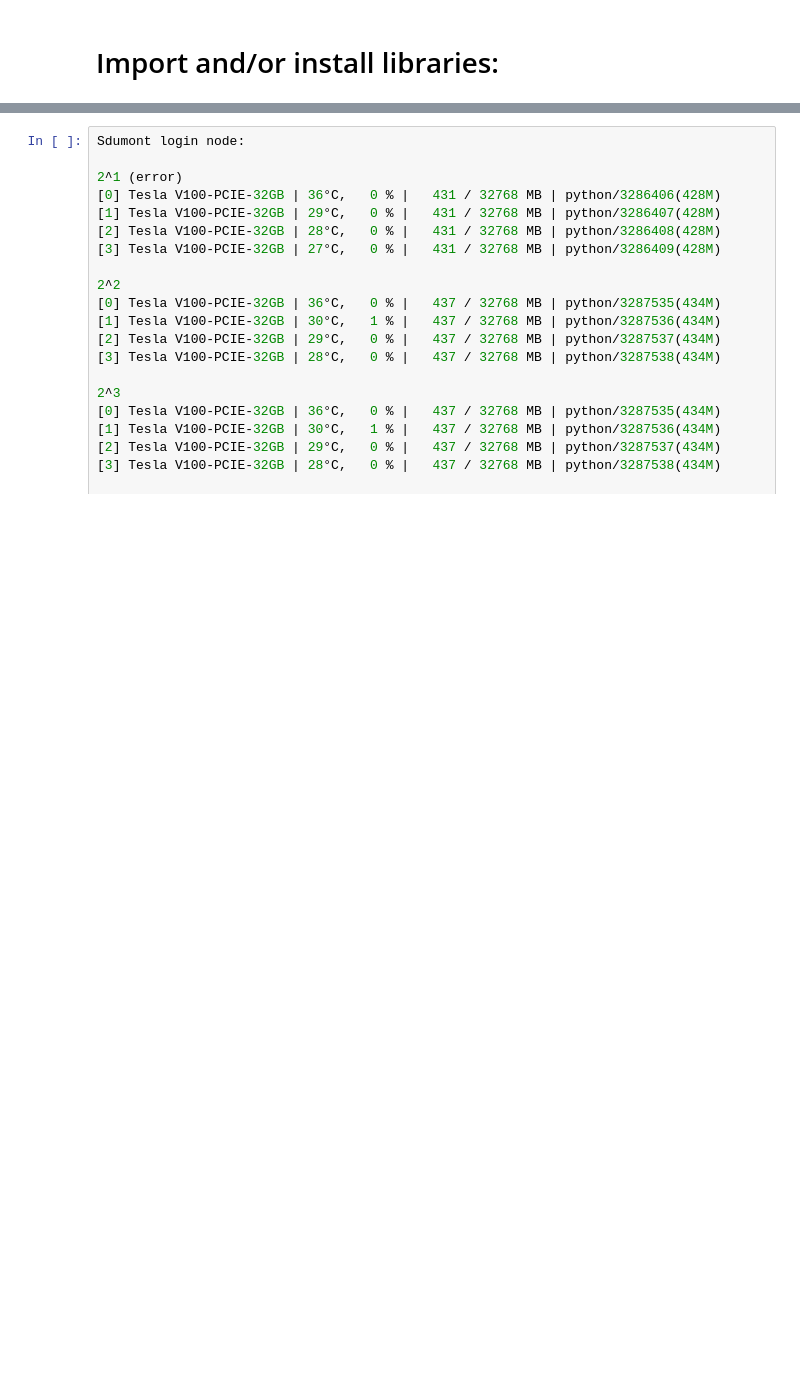
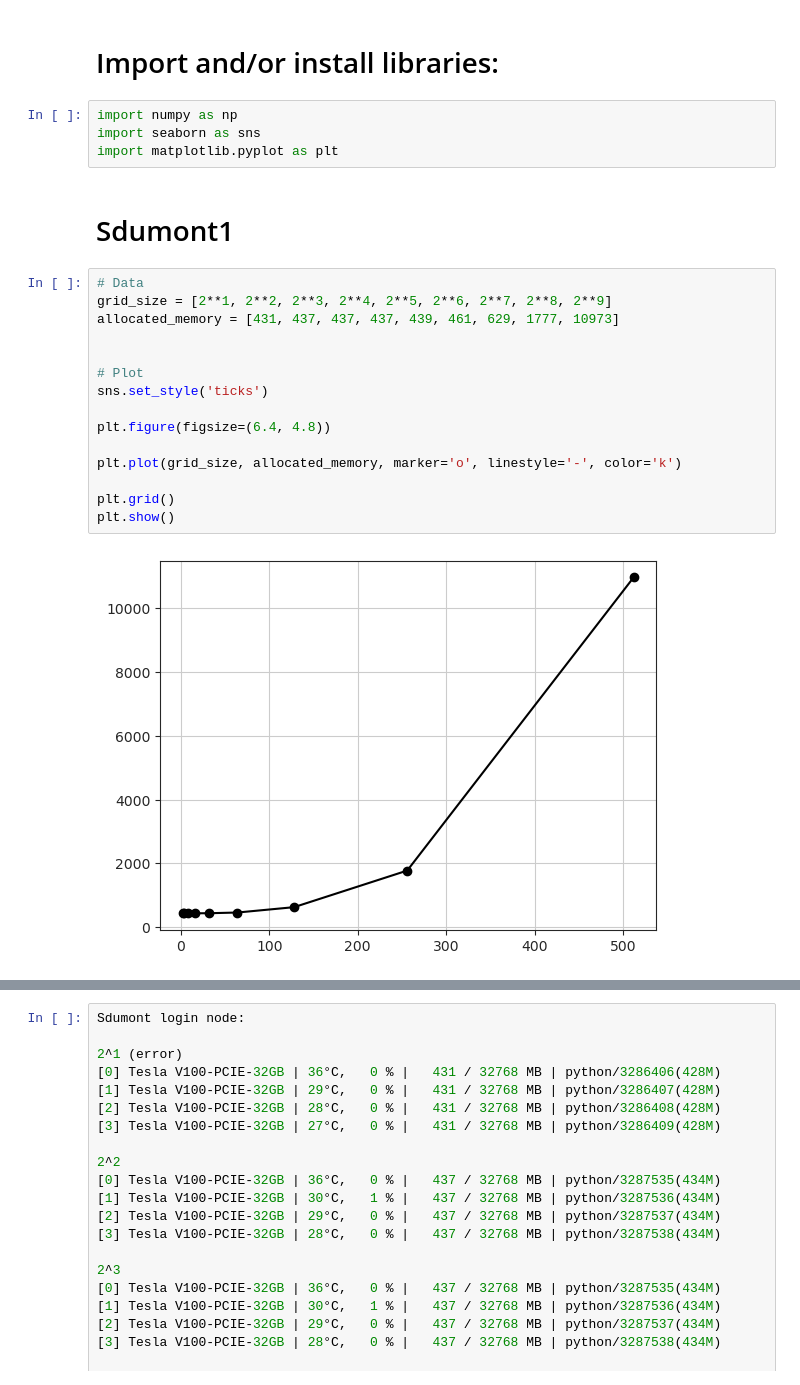
Before and after one commit to adsmendesdaniel/PyTurbulence, a Jupyter notebook: Data_analysis/memory_estimation.ipynb, the cells around one changed output, grey strips where cells are left out. Cells and saved outputs as stored; diff of their text form; blank space fills up the shorter version.

Commit message:
Estimate the memory cost

```diff
--- a/Data_analysis/memory_estimation.ipynb
+++ b/Data_analysis/memory_estimation.ipynb
@@ -1,2 +1,25 @@
 # %% [markdown]
 # Import and/or install libraries:
+# %%
+import numpy as np
+import seaborn as sns
+import matplotlib.pyplot as plt
+# %% [markdown]
+# Sdumont1
+# %%
+# Data
+grid_size = [2**1, 2**2, 2**3, 2**4, 2**5, 2**6, 2**7, 2**8, 2**9]
+allocated_memory = [431, 437, 437, 437, 439, 461, 629, 1777, 10973]
+
+
+# Plot
+sns.set_style('ticks')
+
+plt.figure(figsize=(6.4, 4.8))
+
+plt.plot(grid_size, allocated_memory, marker='o', linestyle='-', color='k')
+
+plt.grid()
+plt.show()
+# %% [output]
+[figure, added]
```
Also changed, not shown: parts of 3 cells of this notebook.
